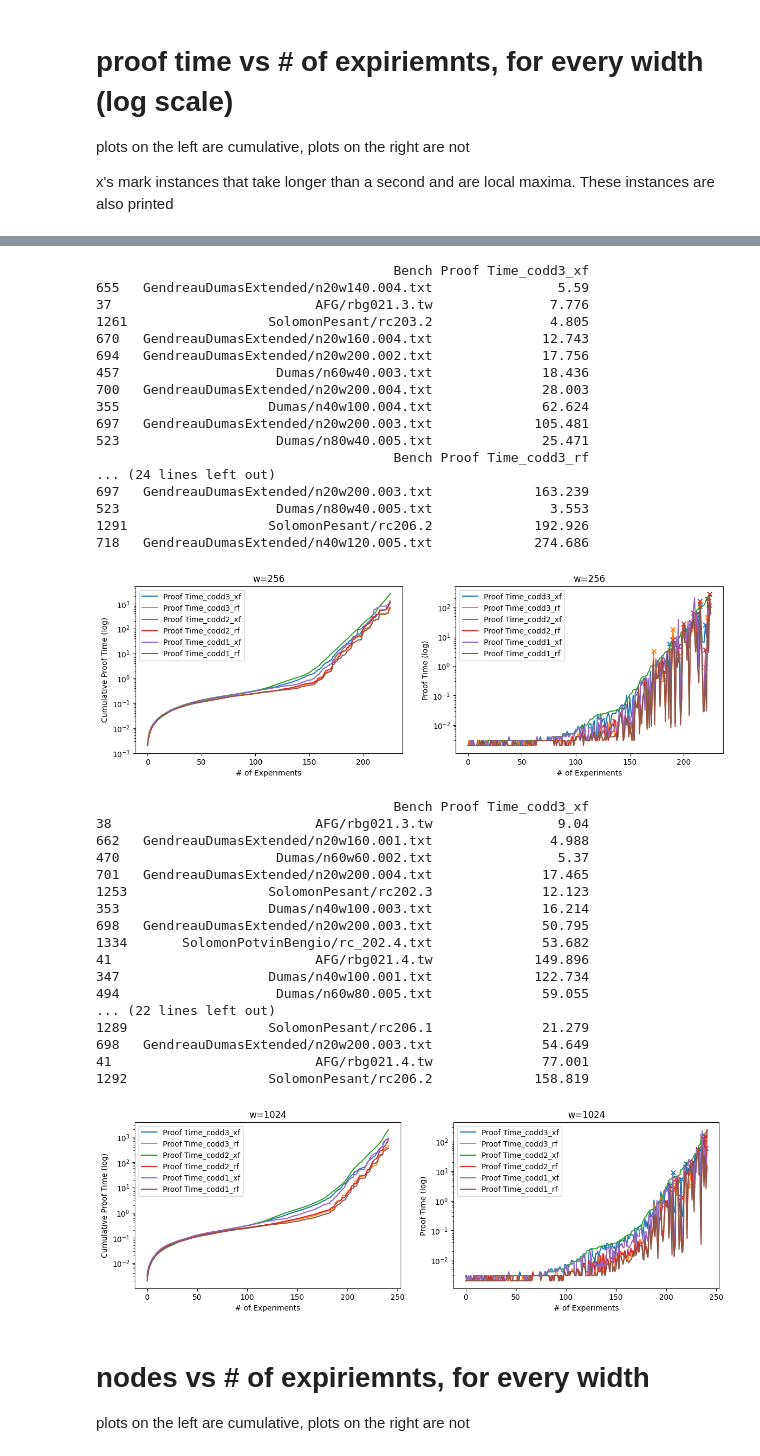
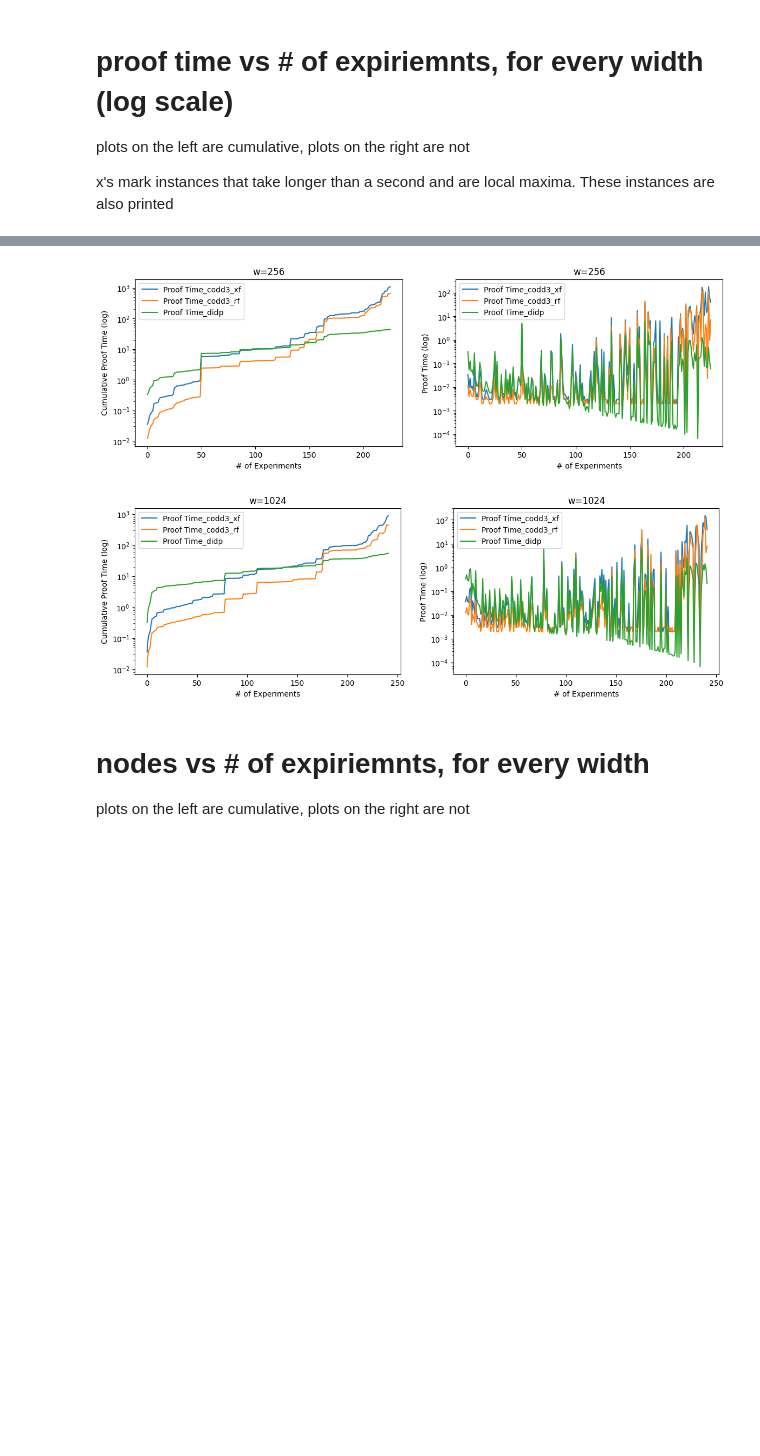
Before and after one commit to ldmbouge/CODD, a Jupyter notebook: experiments/gen.ipynb, the cells around one changed output, grey strips where cells are left out. Drawn from its saved outputs; the diff is of its cells as text; code cells hidden in the pictures; blank space fills up the shorter version.

```diff
--- a/experiments/gen.ipynb
+++ b/experiments/gen.ipynb
@@ -656,7 +656,7 @@ def average_speedup(L, R, w, exclude_below_L=None):
     #     print(f'average slowdown = {1/avg}')
     #     print(f'                 = {1/avg:.2f}')
 # %%
-for w in set(final['Width']):
+for w in set(final['Width_x']):
     print(f'w={w}')
     average_speedup(0,1,w)
     average_speedup(0,2,w)
@@ -689,9 +689,9 @@ _codd_dl is 0.02x faster than _didp (47.48x slower)
 # %%
 for suffix in suffixes:
     print(f'# where {suffix} solved within timeout: ')
-    print('\t'.join(f'w={w}' for w in set(final['Width'])))
-    for w in set(final['Width']):
-        print(f'{len(final[ (final[f"Proof Time{suffix}"]!="T.O.") & (final["Width"]==w) ])}', end='\t')
+    print('\t'.join(f'w={w}' for w in set(final['Width_x'])))
+    for w in set(final['Width_x']):
+        print(f'{len(final[ (final[f"Proof Time{suffix}"]!="T.O.") & (final["Width_x"]==w) ])}', end='\t')
     print()
 # %% [output]
 # where _codd3_xf solved within timeout:
@@ -771,10 +787,14 @@ codd_dl_slower
 # %%
 plt.rcParams['figure.figsize'] = [14,4]
-def cum_plot(df, column, log=False, ep=1e-6, sort_by=0, title='', find_peaks=None, peak_time=1):
-    s = [suffix for suffix in suffixes if (f'{column}{suffix}' in df.columns)]
+def cum_plot(df, column, log=False, ep=1e-12, sort_by=0, title='', find_peaks=None, peak_time=1, suffixes_to_use='all'):
+    if suffixes_to_use == 'all':
+        s = [suffix for suffix in suffixes if (f'{column}{suffix}' in df.columns)]
+    else:
+        s = [suffixes[i] for i in suffixes_to_use if (f'{column}{suffixes[i]}' in df.columns)]
     for suffix in s:
         df = df[df[f'{column}{suffix}'] != 'T.O.']
-    if sort_by is not None: df = df.sort_values(by=f'{column}{suffixes[sort_by]}')
+    # if sort_by is not None: df = df.sort_values(by=f'{column}{suffixes[sort_by]}')
+    if sort_by is not None: df = df.sort_values(by='C3-XF/DIDP')
     #print(df['Bench'])
 
     _,[ax1,ax2] = plt.subplots(1,2)
@@ -822,6 +842,6 @@ plots on the left are cumulative, plots on the right are not
 
 x's mark instances that take longer than a second and are local maxima. These instances are also printed
 # %%
-for w in set(final['Width']):
-    cum_plot(final[final['Width']==w], 'Proof Time', sort_by=2, find_peaks=[0,1,2,3], peak_time=1, title=f"w={w}")
+for w in set(final['Width_x']):
+    cum_plot(final[final['Width_x']==w], 'Proof Time', sort_by=6, find_peaks=None, peak_time=1, title=f"w={w}", suffixes_to_use=[0,1,6])
 # %% [output]
@@ -849,6 +854,6 @@ plots on the left are cumulative, plots on the right are not
 
 x's mark instances that take longer than a second and are local maxima. These instances are also printed
 # %%
-for w in set(final['Width']):
-    cum_plot(final[final['Width']==w], 'Proof Time', sort_by=2, find_peaks=[0,1,2,3], peak_time=1, title=f"w={w}", log=True)
+for w in set(final['Width_x']):
+    cum_plot(final[final['Width_x']==w], 'Proof Time', sort_by=6, find_peaks=None, peak_time=1, title=f"w={w}", log=True, suffixes_to_use=[0,1,6])
 # %% [output]
@@ -873,39 +861,5 @@ for w in set(final['Width']):
-                                      Bench Proof Time_codd3_xf
-655   GendreauDumasExtended/n20w140.004.txt                5.59
-37                          AFG/rbg021.3.tw               7.776
-1261                  SolomonPesant/rc203.2               4.805
-670   GendreauDumasExtended/n20w160.004.txt              12.743
-694   GendreauDumasExtended/n20w200.002.txt              17.756
-457                    Dumas/n60w40.003.txt              18.436
-700   GendreauDumasExtended/n20w200.004.txt              28.003
-355                   Dumas/n40w100.004.txt              62.624
-697   GendreauDumasExtended/n20w200.003.txt             105.481
-523                    Dumas/n80w40.005.txt              25.471
-                                      Bench Proof Time_codd3_rf
-... (24 lines left out)
-697   GendreauDumasExtended/n20w200.003.txt             163.239
-523                    Dumas/n80w40.005.txt               3.553
-1291                  SolomonPesant/rc206.2             192.926
-718   GendreauDumasExtended/n40w120.005.txt             274.686
-[figure, old version]
+[figure, new version]
-                                      Bench Proof Time_codd3_xf
-38                          AFG/rbg021.3.tw                9.04
-662   GendreauDumasExtended/n20w160.001.txt               4.988
-470                    Dumas/n60w60.002.txt                5.37
-701   GendreauDumasExtended/n20w200.004.txt              17.465
-1253                  SolomonPesant/rc202.3              12.123
-353                   Dumas/n40w100.003.txt              16.214
-698   GendreauDumasExtended/n20w200.003.txt              50.795
-1334       SolomonPotvinBengio/rc_202.4.txt              53.682
-41                          AFG/rbg021.4.tw             149.896
-347                   Dumas/n40w100.001.txt             122.734
-494                    Dumas/n60w80.005.txt              59.055
-... (22 lines left out)
-1289                  SolomonPesant/rc206.1              21.279
-698   GendreauDumasExtended/n20w200.003.txt              54.649
-41                          AFG/rbg021.4.tw              77.001
-1292                  SolomonPesant/rc206.2             158.819
-[figure, old version]
+[figure, new version]
 # %% [markdown]
 # nodes vs # of expiriemnts, for every width
 plots on the left are cumulative, plots on the right are not
```
Also changed, not shown: parts of 18 cells of this notebook.
